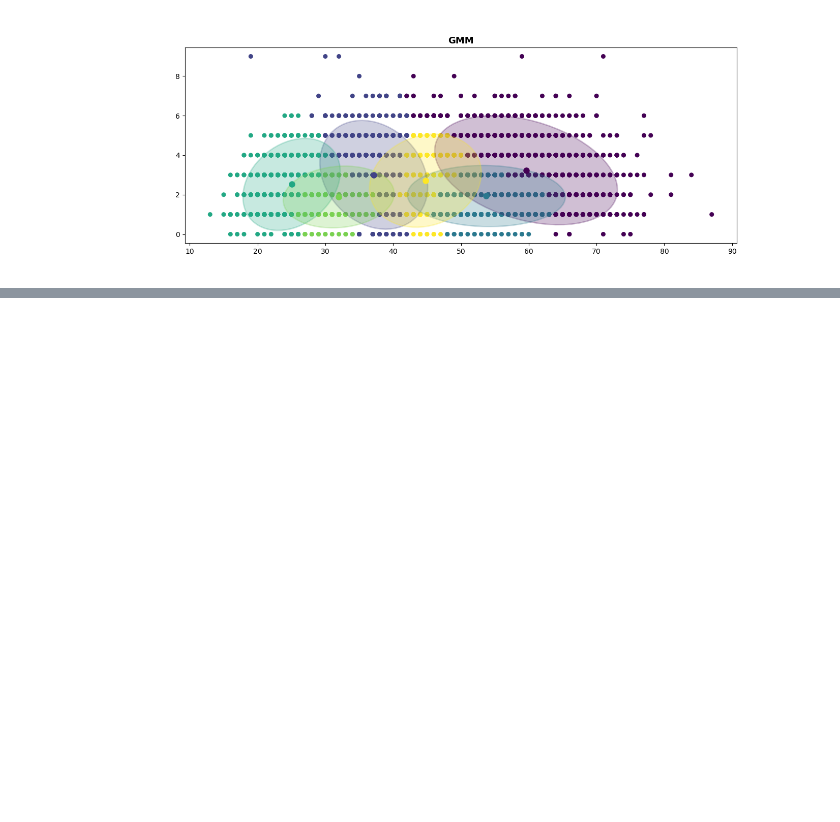
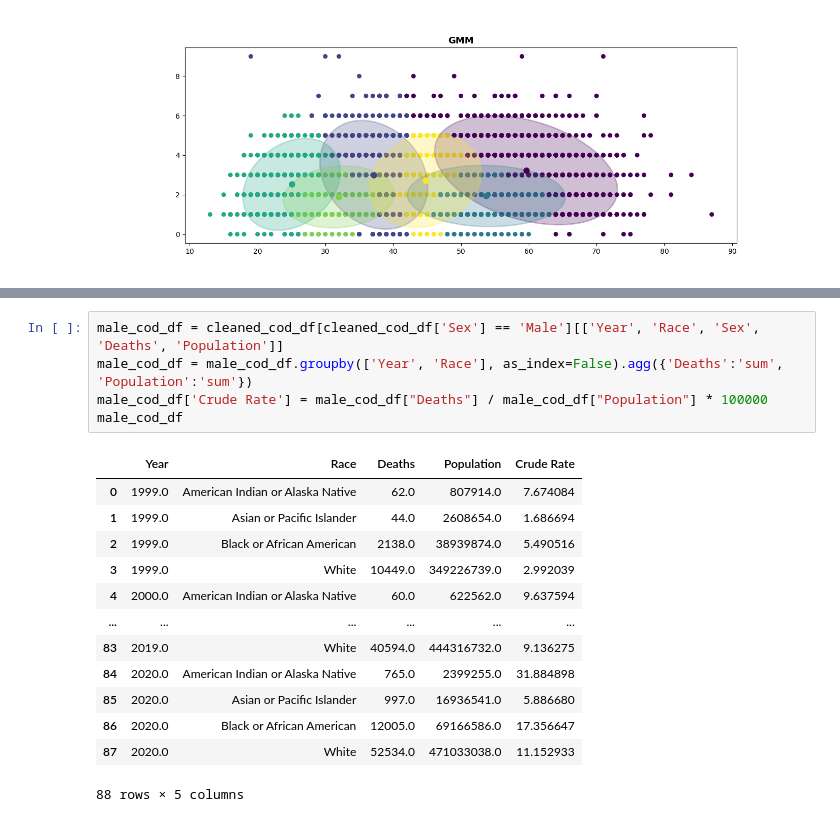
Before and after one commit to Merricko24/Adv-Data-Science-Overdose-Project, a Jupyter notebook: ProjectNotebook.ipynb, the cells around one changed output, grey strips where cells are left out. Cells and saved outputs as stored; diff of their text form; blank space fills up the shorter version.

```diff
--- a/ProjectNotebook.ipynb
+++ b/ProjectNotebook.ipynb
@@ -226,0 +245,19 @@ axes.set_title("GMM", fontweight='bold', fontsize=13);
+# %%
+male_cod_df = cleaned_cod_df[cleaned_cod_df['Sex'] == 'Male'][['Year', 'Race', 'Sex', 'Deaths', 'Population']]
+male_cod_df = male_cod_df.groupby(['Year', 'Race'], as_index=False).agg({'Deaths':'sum', 'Population':'sum'})
+male_cod_df['Crude Rate'] = male_cod_df["Deaths"] / male_cod_df["Population"] * 100000
+male_cod_df
+# %% [output]
+|  | Year | Race | Deaths | Population | Crude Rate |
+| 0 | 1999.0 | American Indian or Alaska Native | 62.0 | 807914.0 | 7.674084 |
+| 1 | 1999.0 | Asian or Pacific Islander | 44.0 | 2608654.0 | 1.686694 |
+| 2 | 1999.0 | Black or African American | 2138.0 | 38939874.0 | 5.490516 |
+| 3 | 1999.0 | White | 10449.0 | 349226739.0 | 2.992039 |
+| 4 | 2000.0 | American Indian or Alaska Native | 60.0 | 622562.0 | 9.637594 |
+| ... | ... | ... | ... | ... | ... |
+| 83 | 2019.0 | White | 40594.0 | 444316732.0 | 9.136275 |
+| 84 | 2020.0 | American Indian or Alaska Native | 765.0 | 2399255.0 | 31.884898 |
+| 85 | 2020.0 | Asian or Pacific Islander | 997.0 | 16936541.0 | 5.886680 |
+| 86 | 2020.0 | Black or African American | 12005.0 | 69166586.0 | 17.356647 |
+| 87 | 2020.0 | White | 52534.0 | 471033038.0 | 11.152933 |
+88 rows × 5 columns
```
Also changed, not shown: parts of 6 cells of this notebook.
